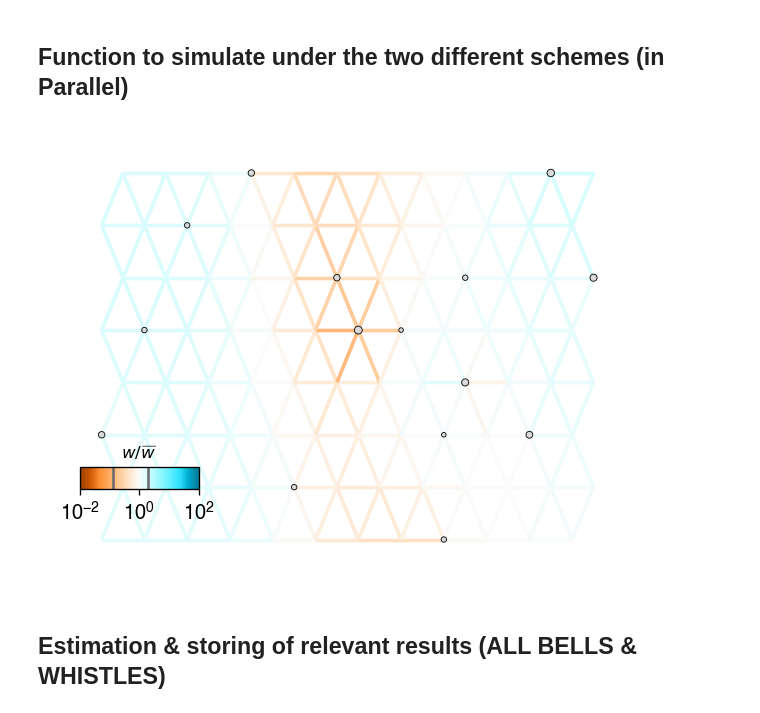
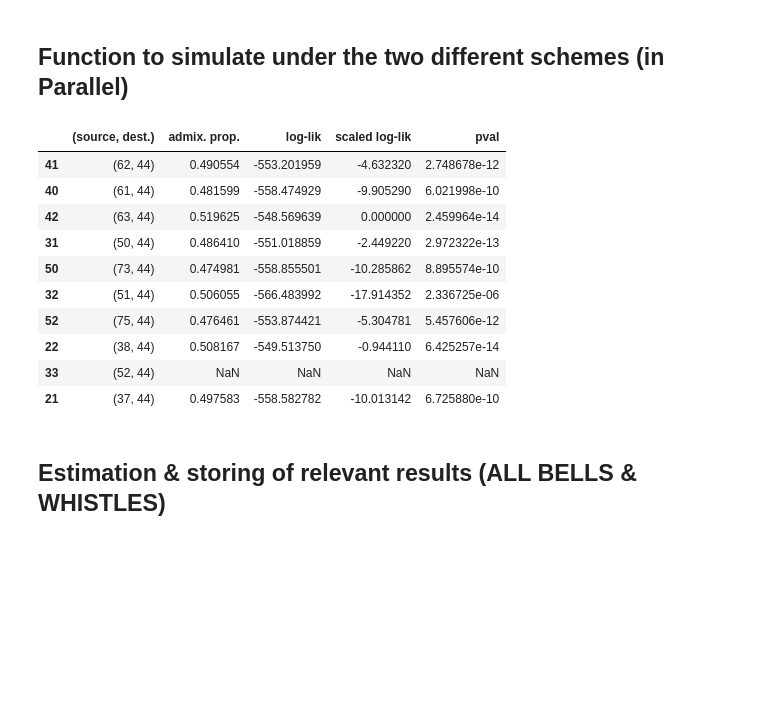
Before and after one commit to NovembreLab/feems, a Jupyter notebook: docs/notebooks/est-long-range.ipynb, the cells around one changed output. Cells and saved outputs as stored; diff of their text form; code cells hidden in the pictures; blank space fills up the shorter version.

```diff
--- a/docs/notebooks/est-long-range.ipynb
+++ b/docs/notebooks/est-long-range.ipynb
@@ -523,41 +505,51 @@ MLE source found to be at the edge of the specified radius, consider increasing
 #     graph_def, coord_def, grid_def, edge_def = setup_graph(n_rows=8, n_columns=12, corridor_w=1e-2, barrier_w=1e-3, barrier_prob=1.0, corridor_left_prob=1., corridor_right_prob=1.,
 #                                                            barrier_startpt=4, barrier_endpt=7, n_samples_per_node=10, option=2, ss=ss)
 #     n_e = 10**(1+np.random.random(96)*3)
 #     gen_test_80 = simulate_genotypes_w_admixture(graph_def, target_n_snps=nsnps, n_print=int(0.8*nsnps), long_range_nodes=[(51,44)], admixture_props=[c], n_e=n_e, time_of_adm=[1e-7])
 
 #     return [gen_test_80, ss, n_e, coord_def]
 # _, coord_def, grid_def, edge_def = setup_graph(n_rows=8, n_columns=12, corridor_w=1e-2, barrier_w=1e-3, barrier_prob=1.0, corridor_left_prob=1., corridor_right_prob=1.,
 #                                                        barrier_startpt=4, barrier_endpt=7, n_samples_per_node=10, option=2, ss=ss)
 # sims = Parallel(n_jobs=16)(delayed(sim_var_sparse)(1000,0.,16) for _ in range(16))
 # top = obj.extract_outliers(0.25)
 # results.to_csv("/Users/vivaswatshastry/Google Drive/Other computers/My Mac mini/Documents/feemsResults/results/admixture/sparse_samp_c25.csv")
 # import pickle
 # with open("/Users/vivaswatshastry/Google Drive/Other computers/My Mac mini/Documents/feemsResults/results/admixture/sparse_samp_sims_c25.pkl", 'wb') as fp:
 #     pickle.dump(sims, fp)
 # with open('/Users/vivaswatshastry/Google Drive/Other computers/My Mac mini/Documents/feemsResults/results/admixture/sparse_samp_sims.pkl', 'rb') as fp:
 #     sims = pickle.load(fp)
 # results = pd.read_csv("/Users/vivaswatshastry/Google Drive/Other computers/My Mac mini/Documents/feemsResults/results/admixture/sparse_samp.csv", index_col=0)
 
 # rep = 6
 # coord = sims[rep][3][list(range(np.sum(sims[rep][1][:51])//2))+list(range(np.sum(sims[rep][1][:52])//2,np.sum(sims[rep][1])//2)),:]
 # gen_test = sims[rep][0][list(range(np.sum(sims[rep][1][:51])//2))+list(range(np.sum(sims[rep][1][:52])//2,np.sum(sims[rep][1])//2)),:]
 # gen_test = np.delete(gen_test,np.where(gen_test.sum(axis=0)==0)[0],1)
 # gen_test = np.delete(gen_test,np.where(gen_test.sum(axis=0)==2*gen_test.shape[0])[0],1)
 
 # sp_graph = SpatialGraph(gen_test, coord, grid_def, edge_def)
-sp_graph.fit(lamb=.6,optimize_q='n-dim',lamb_q=1., verbose=False);
+# sp_graph.fit(lamb=.3,optimize_q='n-dim',lamb_q=1., verbose=False);
 
 # obj = Objective(sp_graph); obj.inv(); obj.grad(reg=False)
 
-fig = plt.figure(dpi=120)
-ax = fig.add_subplot(1, 1, 1)
-v = Viz(ax, sp_graph, projection=None, edge_width=2, abs_max=2,
-        edge_alpha=1, edge_zorder=100, sample_pt_size=20, obs_node_size=7.5, sample_pt_color="black", cbar_font_size=10)
-v.draw_edges(use_weights=True); v.draw_edge_colorbar(); v.draw_obs_nodes()
+# fig = plt.figure(dpi=120)
+# ax = fig.add_subplot(1, 1, 1)
+# v = Viz(ax, sp_graph, projection=None, edge_width=2, abs_max=2,
+#         edge_alpha=1, edge_zorder=100, sample_pt_size=20, obs_node_size=7.5, sample_pt_color="black", cbar_font_size=10)
+# v.draw_edges(use_weights=True); v.draw_edge_colorbar(); v.draw_obs_nodes()
 # top = sp_graph.extract_outliers(0.25)
-# sp_graph.calc_joint_contour(destid=44, lamb=0.28, lamb_q=1., optimize_q='n-dim')
+# df = sp_graph.calc_joint_contour(contour_df=sp_graph.calc_contour(destid=44),destid=44,lamb=0.28, lamb_q=1., optimize_q='n-dim',top=10)
 # %% [output]
-[figure, removed]
+|  | (source, dest.) | admix. prop. | log-lik | scaled log-lik | pval |
+| 41 | (62, 44) | 0.490554 | -553.201959 | -4.632320 | 2.748678e-12 |
+| 40 | (61, 44) | 0.481599 | -558.474929 | -9.905290 | 6.021998e-10 |
+| 42 | (63, 44) | 0.519625 | -548.569639 | 0.000000 | 2.459964e-14 |
+| 31 | (50, 44) | 0.486410 | -551.018859 | -2.449220 | 2.972322e-13 |
+| 50 | (73, 44) | 0.474981 | -558.855501 | -10.285862 | 8.895574e-10 |
+| 32 | (51, 44) | 0.506055 | -566.483992 | -17.914352 | 2.336725e-06 |
+| 52 | (75, 44) | 0.476461 | -553.874421 | -5.304781 | 5.457606e-12 |
+| 22 | (38, 44) | 0.508167 | -549.513750 | -0.944110 | 6.425257e-14 |
+| 33 | (52, 44) | NaN | NaN | NaN | NaN |
+| 21 | (37, 44) | 0.497583 | -558.582782 | -10.013142 | 6.725880e-10 |
 # %% [markdown]
 ## Estimation & storing of relevant results (ALL BELLS & WHISTLES)
 # %%
```
Also changed, not shown: parts of 4 cells of this notebook, 20 other files.
